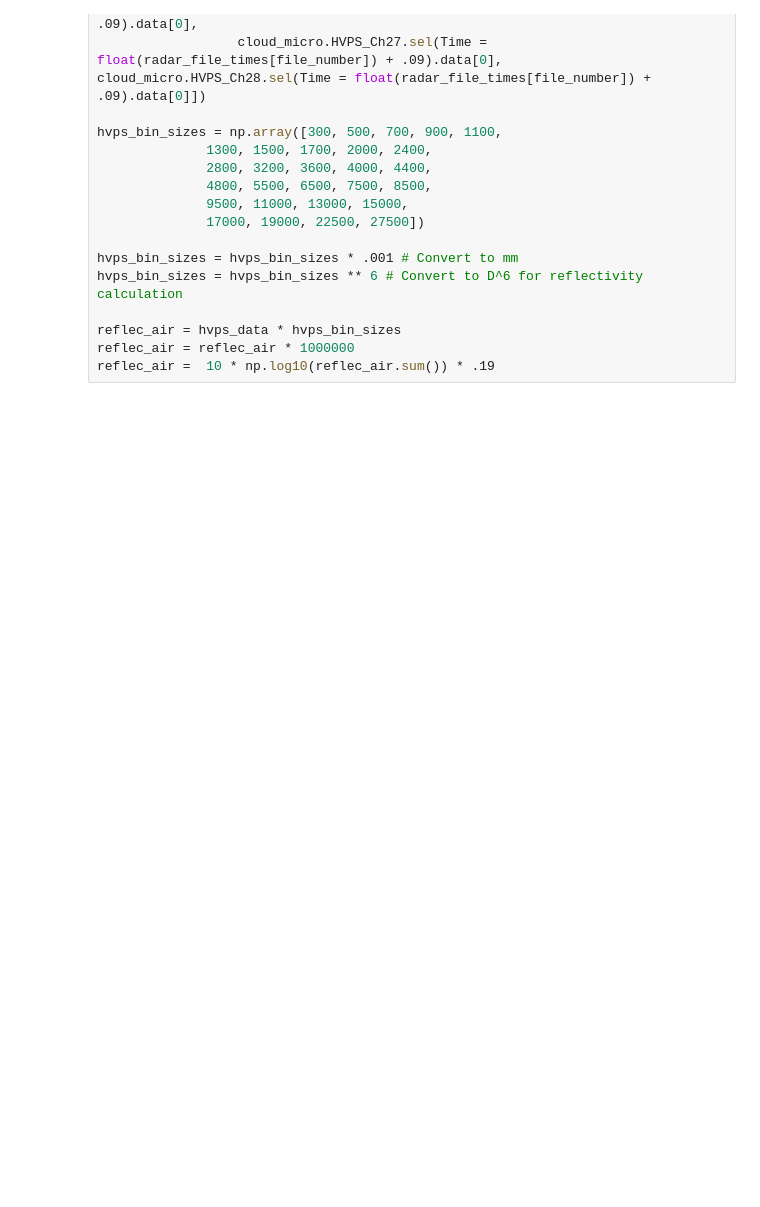
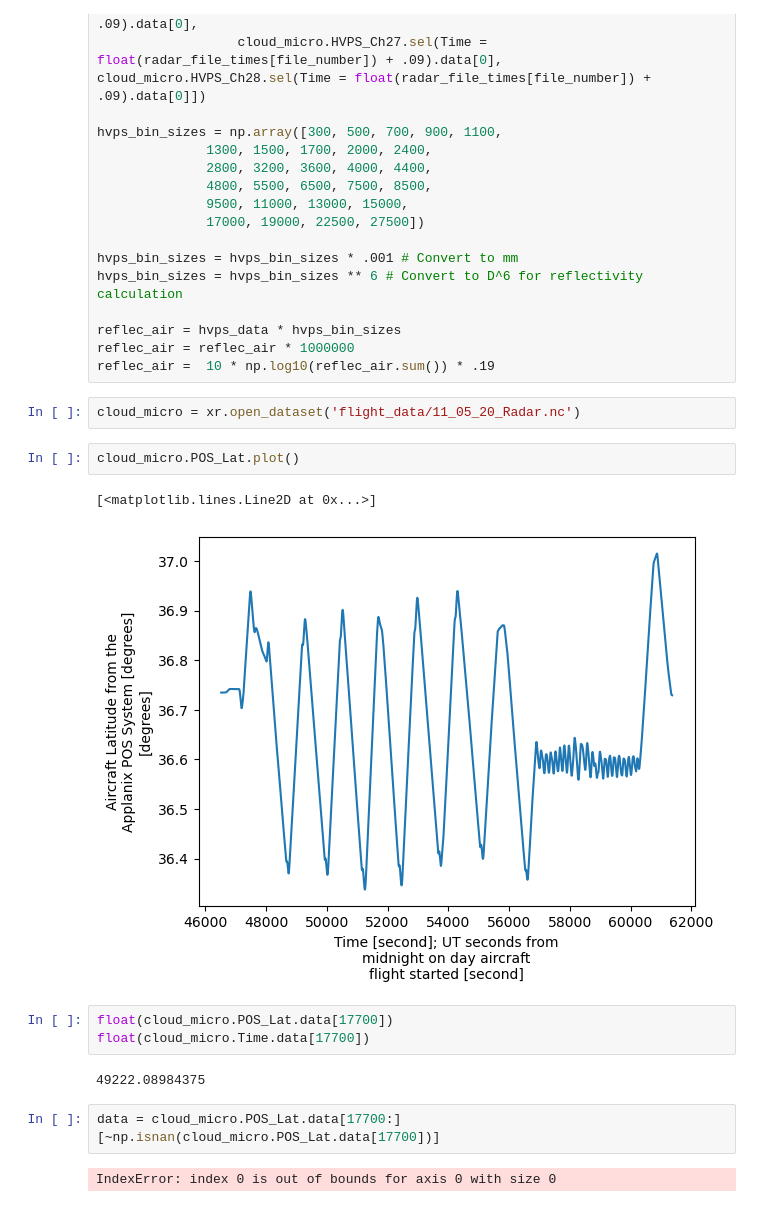
Before and after one commit to brycerrickbeil/2026-SULI-Bryce-Rickbeil, a Jupyter notebook: students/bryce_rickbeil/notebooks/track_over_radar.ipynb, the cells around one changed output. Cells and saved outputs as stored; diff of their text form; blank space fills up the shorter version.

```diff
--- a/students/bryce_rickbeil/notebooks/track_over_radar.ipynb
+++ b/students/bryce_rickbeil/notebooks/track_over_radar.ipynb
@@ -251,3 +245,19 @@ hvps_bin_sizes = hvps_bin_sizes ** 6 # Convert to D^6 for reflectivity calculati
 reflec_air = hvps_data * hvps_bin_sizes
 reflec_air = reflec_air * 1000000
 reflec_air =  10 * np.log10(reflec_air.sum()) * .19
+# %%
+cloud_micro = xr.open_dataset('flight_data/11_05_20_Radar.nc')
+# %%
+cloud_micro.POS_Lat.plot()
+# %% [output]
+[<matplotlib.lines.Line2D at 0x...>]
+[figure, added]
+# %%
+float(cloud_micro.POS_Lat.data[17700])
+float(cloud_micro.Time.data[17700])
+# %% [output]
+49222.08984375
+# %%
+data = cloud_micro.POS_Lat.data[17700:][~np.isnan(cloud_micro.POS_Lat.data[17700])]
+# %% [output]
+IndexError: index 0 is out of bounds for axis 0 with size 0
```
Also changed, not shown: parts of 4 cells of this notebook.
